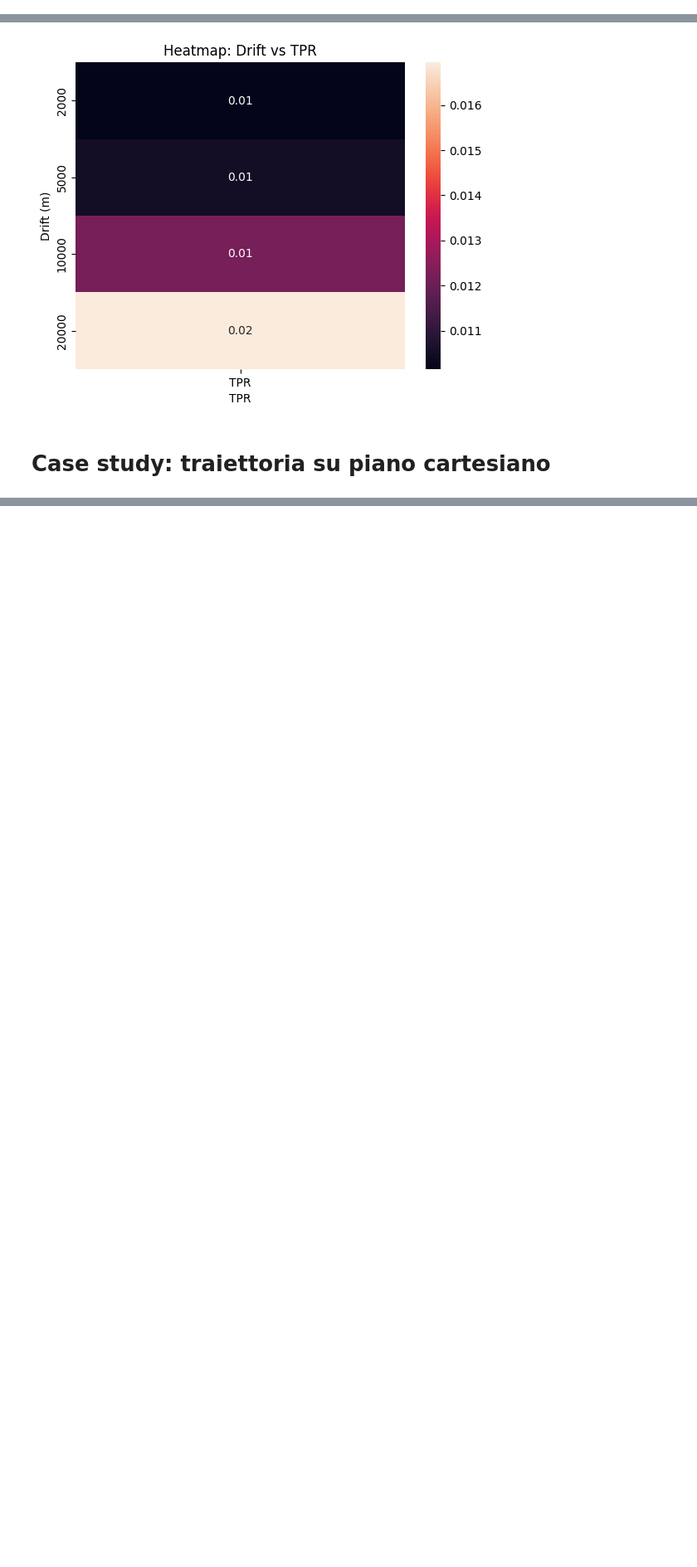
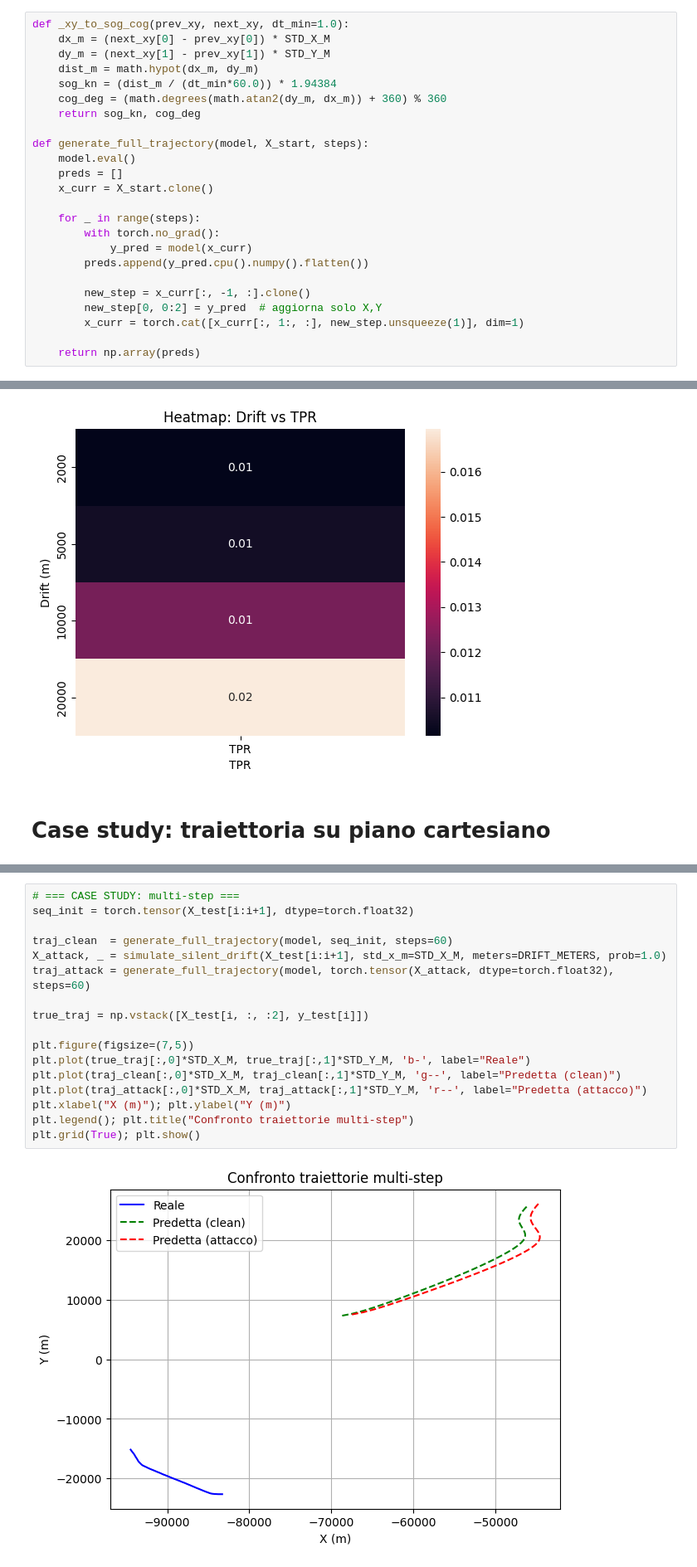
Before and after one commit to matteraggi/maritimeAIS, a Jupyter notebook: TrainingAIS.ipynb, the cells around one changed output, grey strips where cells are left out. Shown at 83% size. Drawn from its saved outputs; the diff is of its cells as text; blank space fills up the shorter version.

```diff
--- a/TrainingAIS.ipynb
+++ b/TrainingAIS.ipynb
@@ -510,0 +585,24 @@ Drift 20000 m → AUROC=0.959  AUPRC=0.632  TPR@99p=1.7%
+# %%
+def _xy_to_sog_cog(prev_xy, next_xy, dt_min=1.0):
+    dx_m = (next_xy[0] - prev_xy[0]) * STD_X_M
+    dy_m = (next_xy[1] - prev_xy[1]) * STD_Y_M
+    dist_m = math.hypot(dx_m, dy_m)
+    sog_kn = (dist_m / (dt_min*60.0)) * 1.94384
+    cog_deg = (math.degrees(math.atan2(dy_m, dx_m)) + 360) % 360
+    return sog_kn, cog_deg
+
+def generate_full_trajectory(model, X_start, steps):
+    model.eval()
+    preds = []
+    x_curr = X_start.clone()
+
+    for _ in range(steps):
+        with torch.no_grad():
+            y_pred = model(x_curr)
+        preds.append(y_pred.cpu().numpy().flatten())
+
+        new_step = x_curr[:, -1, :].clone()
+        new_step[0, 0:2] = y_pred  # aggiorna solo X,Y
+        x_curr = torch.cat([x_curr[:, 1:, :], new_step.unsqueeze(1)], dim=1)
+
+    return np.array(preds)
@@ -568,0 +693,19 @@ plt.show()
+# %%
+# === CASE STUDY: multi-step ===
+seq_init = torch.tensor(X_test[i:i+1], dtype=torch.float32)
+
+traj_clean  = generate_full_trajectory(model, seq_init, steps=60)
+X_attack, _ = simulate_silent_drift(X_test[i:i+1], std_x_m=STD_X_M, meters=DRIFT_METERS, prob=1.0)
+traj_attack = generate_full_trajectory(model, torch.tensor(X_attack, dtype=torch.float32), steps=60)
+
+true_traj = np.vstack([X_test[i, :, :2], y_test[i]])
+
+plt.figure(figsize=(7,5))
+plt.plot(true_traj[:,0]*STD_X_M, true_traj[:,1]*STD_Y_M, 'b-', label="Reale")
+plt.plot(traj_clean[:,0]*STD_X_M, traj_clean[:,1]*STD_Y_M, 'g--', label="Predetta (clean)")
+plt.plot(traj_attack[:,0]*STD_X_M, traj_attack[:,1]*STD_Y_M, 'r--', label="Predetta (attacco)")
+plt.xlabel("X (m)"); plt.ylabel("Y (m)")
+plt.legend(); plt.title("Confronto traiettorie multi-step")
+plt.grid(True); plt.show()
+# %% [output]
+[figure, added]
```
Also changed, not shown: parts of 18 cells of this notebook.
